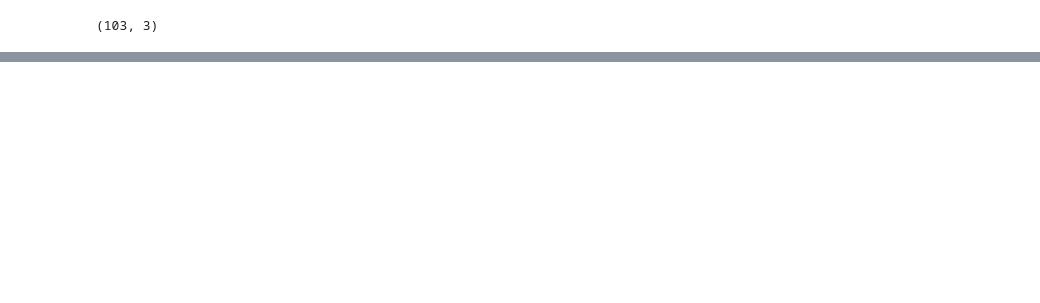
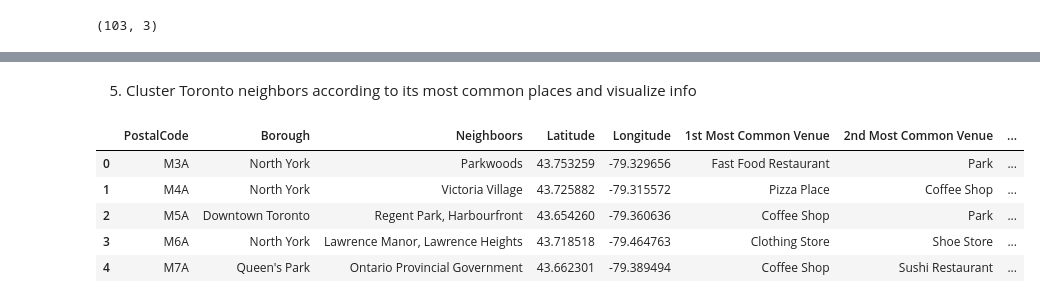
Before and after one commit to FTRobles/Coursera_Capstone, a Jupyter notebook: TorontoNeighborhoods.ipynb, the cells around one changed output, grey strips where cells are left out. Drawn from its saved outputs; the diff is of its cells as text; code cells hidden in the pictures; blank space fills up the shorter version.

```diff
--- a/TorontoNeighborhoods.ipynb
+++ b/TorontoNeighborhoods.ipynb
@@ -54,0 +344,29 @@ df.shape
+# %%
+def return_most_common_venues(row, num_top_venues):
+    row_categories = row.iloc[1:]
+    row_categories_sorted = row_categories.sort_values(ascending=False)
+
+    return row_categories_sorted.index.values[0:num_top_venues]
+# %%
+import numpy as np
+
+num_top_venues = 10
+
+indicators = ['st', 'nd', 'rd']
+
+# create columns according to number of top venues
+columns = ['Neighboors']
+for ind in np.arange(num_top_venues):
+    try:
+        columns.append('{}{} Most Common Venue'.format(ind+1, indicators[ind]))
+    except:
+        columns.append('{}th Most Common Venue'.format(ind+1))
+
+# create a new dataframe
+neighborhoods_venues_sorted = pd.DataFrame(columns=columns)
+neighborhoods_venues_sorted['Neighboors'] = toronto_grouped['Neighboors']
+
+for ind in np.arange(toronto_grouped.shape[0]):
+    neighborhoods_venues_sorted.iloc[ind, 1:] = return_most_common_venues(toronto_grouped.iloc[ind, :], num_top_venues)
+
+neighborhoods_venues_sorted.head()
@@ -54,0 +380,23 @@ df.shape
+# %% [markdown]
+5. Cluster Toronto neighbors according to its most common places and visualize info
+# %%
+from sklearn.cluster import KMeans
+
+kclusters = 5
+toronto_grouped_clustering = toronto_grouped.drop('Neighboors', 1)
+kmeans = KMeans(n_clusters=kclusters, random_state=0).fit(toronto_grouped_clustering)
+
+# add clustering labels
+# neighborhoods_venues_sorted.insert(0, 'Cluster Labels', kmeans.labels_)
+neighborhoods_venues_sorted['Cluster Labels'] = pd.Series(kmeans.labels_, dtype=int)
+toronto_merged = toronto_geodata
+toronto_merged = toronto_merged.join(neighborhoods_venues_sorted.set_index('Neighboors'), on='Neighboors')
+toronto_merged.dropna(inplace=True)
+toronto_merged.head()
+# %% [output]
+|  | PostalCode | Borough | Neighboors | Latitude | Longitude | 1st Most Common Venue | 2nd Most Common Venue | ... |
+| 0 | M3A | North York | Parkwoods | 43.753259 | -79.329656 | Fast Food Restaurant | Park | ... |
+| 1 | M4A | North York | Victoria Village | 43.725882 | -79.315572 | Pizza Place | Coffee Shop | ... |
+| 2 | M5A | Downtown Toronto | Regent Park, Harbourfront | 43.654260 | -79.360636 | Coffee Shop | Park | ... |
+| 3 | M6A | North York | Lawrence Manor, Lawrence Heights | 43.718518 | -79.464763 | Clothing Store | Shoe Store | ... |
+| 4 | M7A | Queen's Park | Ontario Provincial Government | 43.662301 | -79.389494 | Coffee Shop | Sushi Restaurant | ... |
```
Also changed, not shown: parts of 33 cells of this notebook, 2 other files.
